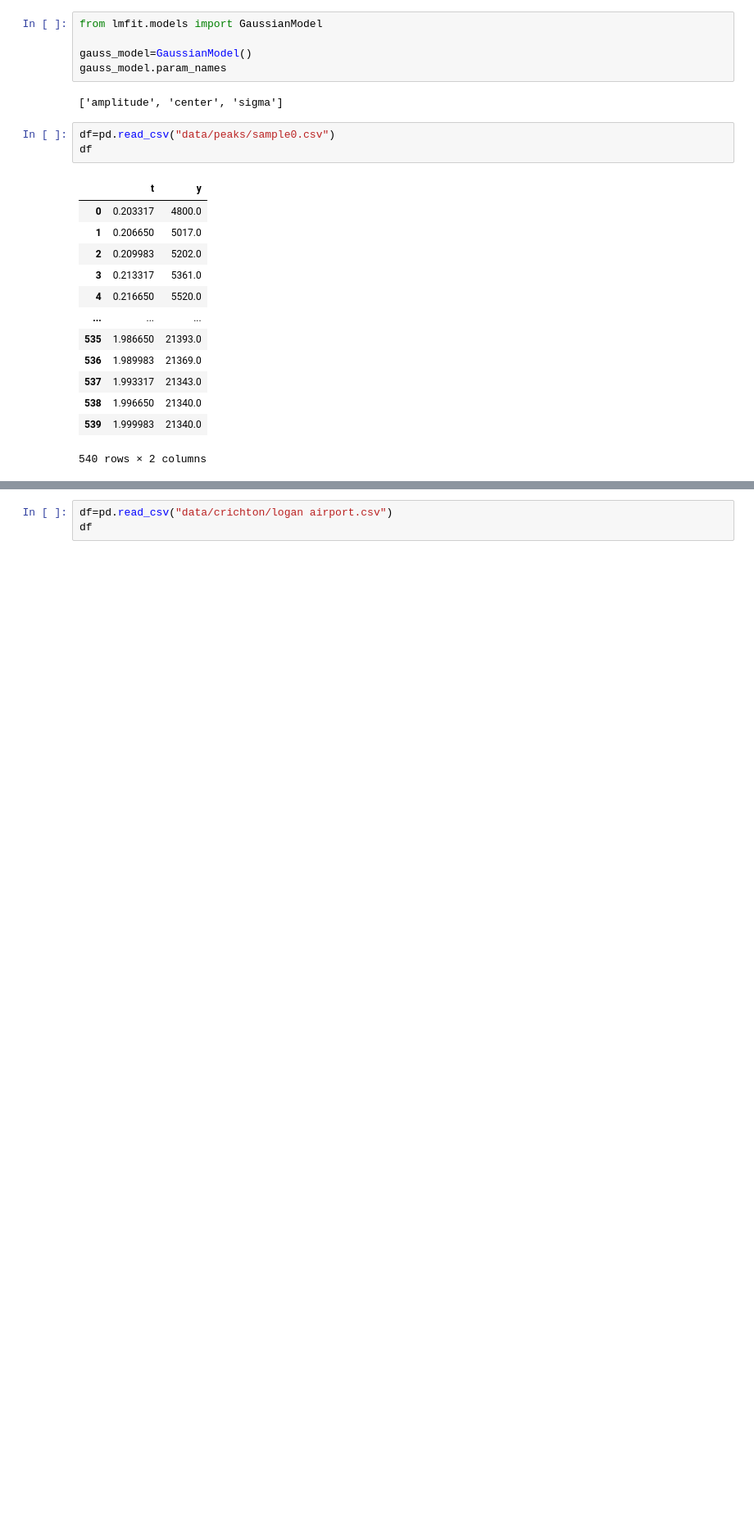
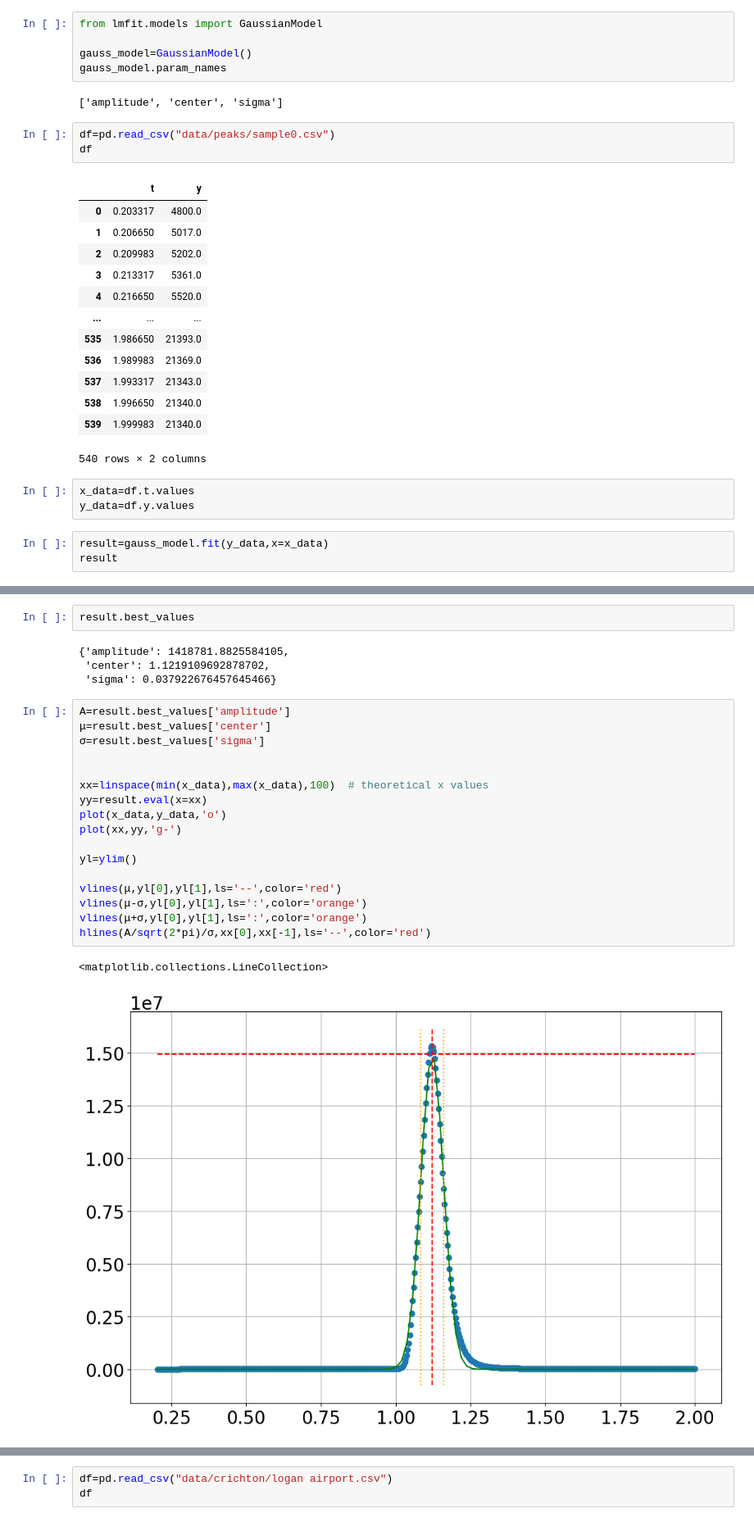
Before and after one commit to bblais/Computer-Programming-for-the-Sciences-Spring-2024, a Jupyter notebook: Sprint #4 - Scientific Questions/2024-04-11 -- Fitting Functions lmfit.ipynb, the cells around one changed output, grey strips where cells are left out. Shown at 82% size. Drawn from its saved outputs; the diff is of its cells as text; blank space fills up the shorter version.

```diff
--- a/Sprint #4 - Scientific Questions/2024-04-11 -- Fitting Functions lmfit.ipynb
+++ b/Sprint #4 - Scientific Questions/2024-04-11 -- Fitting Functions lmfit.ipynb
@@ -149,3 +149,9 @@ df
 | 538 | 1.996650 | 21340.0 |
 | 539 | 1.999983 | 21340.0 |
 540 rows × 2 columns
+# %%
+x_data=df.t.values
+y_data=df.y.values
+# %%
+result=gauss_model.fit(y_data,x=x_data)
+result
@@ -151,0 +181,26 @@ df
+# %%
+result.best_values
+# %% [output]
+{'amplitude': 1418781.8825584105,
+ 'center': 1.1219109692878702,
+ 'sigma': 0.037922676457645466}
+# %%
+A=result.best_values['amplitude']
+μ=result.best_values['center']
+σ=result.best_values['sigma']
+
+
+xx=linspace(min(x_data),max(x_data),100)  # theoretical x values
+yy=result.eval(x=xx)
+plot(x_data,y_data,'o')
+plot(xx,yy,'g-')
+
+yl=ylim()
+
+vlines(μ,yl[0],yl[1],ls='--',color='red')
+vlines(μ-σ,yl[0],yl[1],ls=':',color='orange')
+vlines(μ+σ,yl[0],yl[1],ls=':',color='orange')
+hlines(A/sqrt(2*pi)/σ,xx[0],xx[-1],ls='--',color='red')
+# %% [output]
+<matplotlib.collections.LineCollection>
+[figure, added]
```
Also changed, not shown: parts of 4 cells of this notebook, 1 other file.
